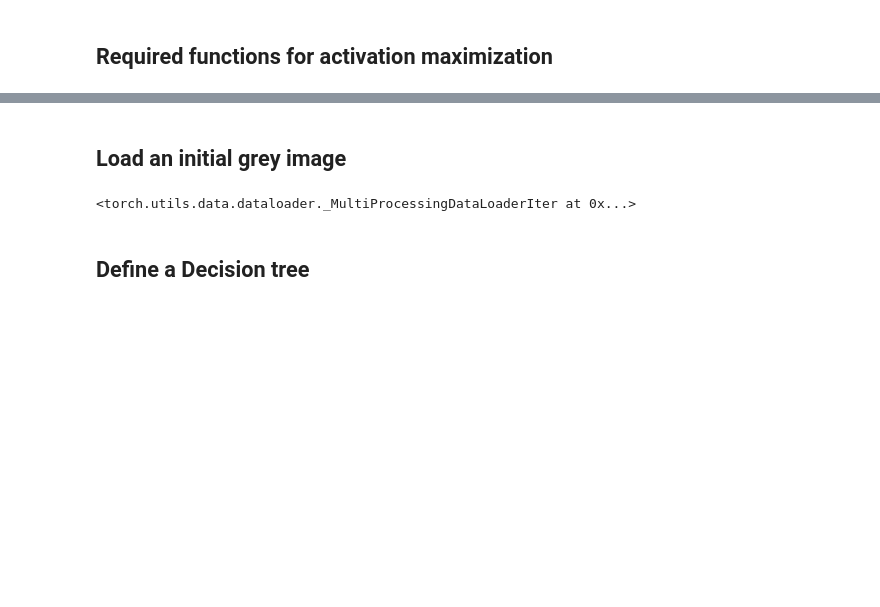
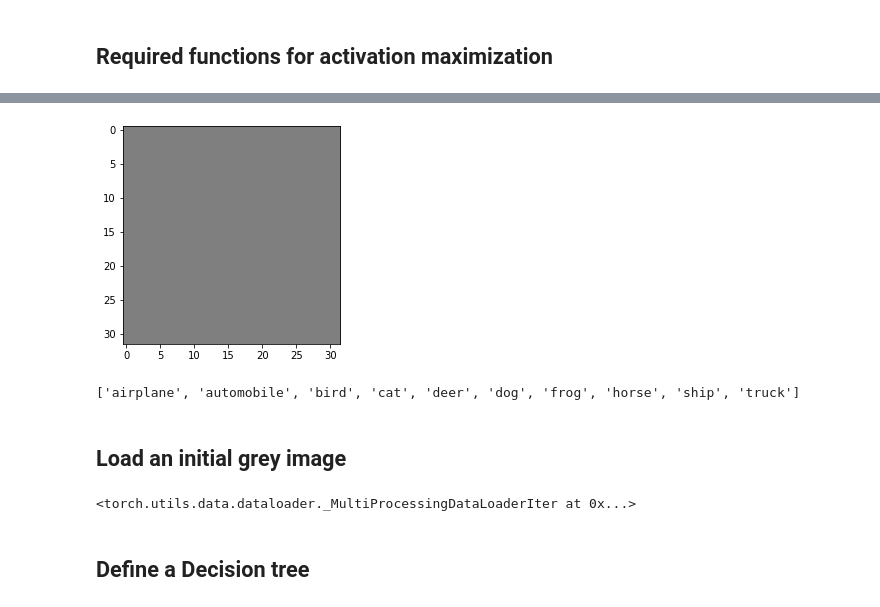
Before and after one commit to nazliensafi/COMP432-Fall2021, a Jupyter notebook: Classifier interpretability/Part3.ipynb, the cells around one changed output, grey strips where cells are left out. Drawn from its saved outputs; the diff is of its cells as text; code cells hidden in the pictures; blank space fills up the shorter version.

Commit message:
Cleaned up part3. working on maximization

```diff
--- a/Classifier interpretability/Part3.ipynb
+++ b/Classifier interpretability/Part3.ipynb
@@ -128,15 +131,3 @@ plt.imshow(x_train[0].reshape((3, 32, 32)).transpose(1, 2, 0))
 plt.show()
 # %% [output]
 [figure]
-# %%
-plt.figure(figsize=(10,10))
-for i in range(25):
-    plt.subplot(5,5,i+1)
-    plt.xticks([])
-    plt.yticks([])
-    plt.grid(False)
-    plt.imshow(x_train[i].reshape((3, 32, 32)).transpose(1, 2, 0))
-    # The CIFAR labels happen to be arrays,
-    # which is why you need the extra index
-    plt.xlabel(class_names[y_train[i]])
-plt.show()
@@ -596,3 +433,52 @@ ModuleNotFoundError: No module named 'torchviz'
+# %%
+base_img = torch.from_numpy(np.zeros(shape=(3, 32, 32), dtype=np.uint8))
+
+# Show initial grey image.
+imshow(base_img)
+print(class_names)
+# Make a base for each class
+airplane = torch.max(torch.tensor([[1, 0, 0, 0, 0, 0, 0, 0, 0, 0]]), 1)[1]
+automobile = torch.max(torch.tensor([[0, 1, 0, 0, 0, 0, 0, 0, 0, 0]]), 1)[1]
+bird = torch.max(torch.tensor([[1, 0, 1, 0, 0, 0, 0, 0, 0, 0]]), 1)[1]
+cat = torch.max(torch.tensor([[0, 0, 0, 1, 0, 0, 0, 0, 0, 0]]), 1)[1]
+deer = torch.max(torch.tensor([[0, 0, 0, 0, 1, 0, 0, 0, 0, 0]]), 1)[1]
+dog = torch.max(torch.tensor([[0, 0, 0, 0, 0, 1, 0, 0, 0, 0]]), 1)[1]
+frog = torch.max(torch.tensor([[0, 0, 0, 0, 0, 0, 1, 0, 0, 0]]), 1)[1]
+horse = torch.max(torch.tensor([[0, 0, 0, 0, 0, 0, 0, 1, 0, 0]]), 1)[1]
+ship = torch.max(torch.tensor([[0, 0, 0, 0, 0, 0, 0, 0, 1, 0]]), 1)[1]
+truck = torch.max(torch.tensor([[0, 0, 0, 0, 0, 0, 0, 0, 0, 1]]), 1)[1]
+classes = [airplane, automobile, bird, cat, deer,dog,frog, horse, ship, truck]
+
+
+# Load the model
+loaded_network = Network()
+loaded_network.load_state_dict(torch.load('TrainedModels/.pt'))
+
+fig = plt.figure(figsize=(16, 14))
+rows = 3
+columns = 4
+idx = 1
+for target in targets:
+ # get a new initial grey image tensor
+ image_tensor = load_initial_image()
+
+ # perturb the grey image and try to maximize the
+bird neuron activation
+ tuned_image = cnn1.activation_maximization(
+ image=image_tensor,
+ target=target,
+ labels=labels,
+ num_iter=num_iter,
+ learning_rate=learning_rate)
+ # show the class activation map
+ fig.add_subplot(rows, columns, idx)
+ show_image = inverse_normalize(tuned_image)
+ imshow(show_image, title='activation image for
+class \'' + labels[target] + '\'')
+ idx += 1
+# %% [output]
+[figure, added]
+['airplane', 'automobile', 'bird', 'cat', 'deer', 'dog', 'frog', 'horse', 'ship', 'truck']
 # %% [markdown]
 ## Load an initial grey image
 # %%
```
Also changed, not shown: parts of 24 cells of this notebook.
